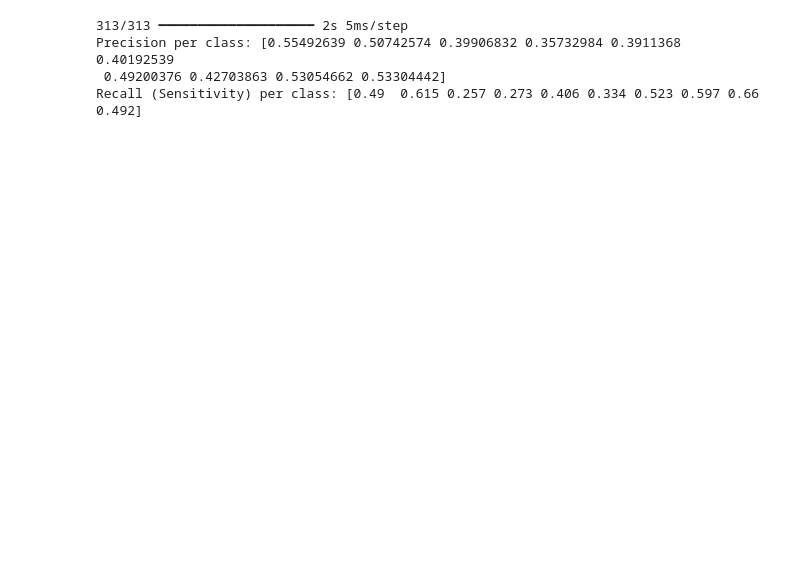
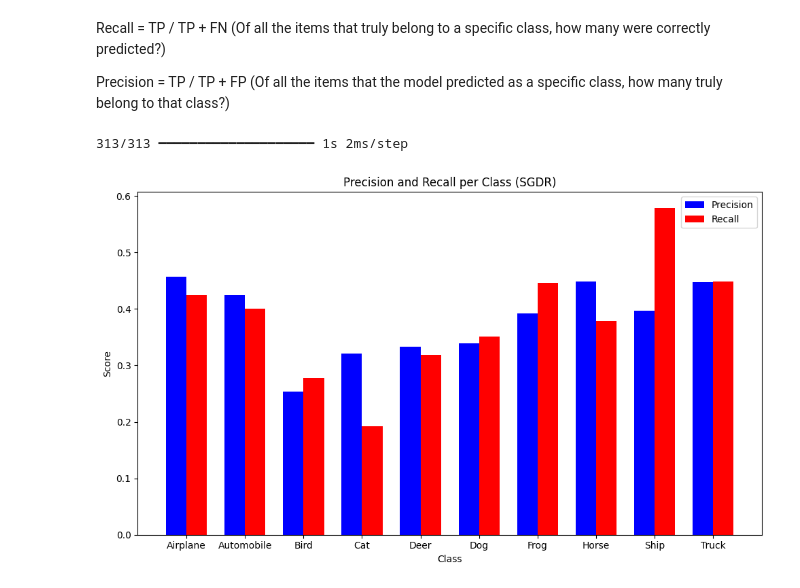
Before and after one commit to FadyKamil15/optimization-algorithms-comparison, a Jupyter notebook: sgdr.ipynb, the cells around one changed output. Saved outputs shown, nothing was run; the diff lists cells and outputs as text; code cells hidden in the pictures; blank space fills up the shorter version.

```diff
--- a/sgdr.ipynb
+++ b/sgdr.ipynb
@@ -95,27 +96,55 @@ plt.show()
+# %% [markdown]
+
+Recall = TP / TP + FN
+(Of all the items that truly belong to a specific class, how many were correctly predicted?)
+
+Precision = TP / TP + FP
+(Of all the items that the model predicted as a specific class, how many truly belong to that class?)
 # %%
-import numpy as np
-
-
 # Evaluate on test data
 
 test_loss, test_acc = model.evaluate(x_test, y_test, verbose=0)
 
 # Get predictions (class indices)
 predictions = model.predict(x_test)
 predicted_labels = np.argmax(predictions, axis=-1)
 
 # Calculate precision for each class using scikit-learn
 precision_per_class = precision_score(y_test, predicted_labels, average=None)
-print(f"Precision per class: {precision_per_class}")
 
 # Calculate recall for each class
 recall_per_class = recall_score(y_test, predicted_labels, average=None)
-print(f"Recall (Sensitivity) per class: {recall_per_class}")
+
+classes = ['Airplane', 'Automobile', 'Bird', 'Cat', 'Deer', 'Dog', 'Frog', 'Horse', 'Ship', 'Truck']
+
+# Number of classes
+num_classes = len(np.unique(y_test))
+
+# Plotting precision and recall
+x = np.arange(num_classes)  # the class labels
+
+fig, ax = plt.subplots(figsize=(10, 6))
+width = 0.35  # width of the bars
+
+# Plot precision bars
+ax.bar(x - width/2, precision_per_class, width, label='Precision', color='b')
+
+# Plot recall bars
+ax.bar(x + width/2, recall_per_class, width, label='Recall', color='r')
+
+# Adding labels and title
+ax.set_xlabel('Class')
+ax.set_ylabel('Score')
+ax.set_title('Precision and Recall per Class (SGDR)')
+ax.set_xticks(x)
+ax.set_xticklabels(classes)
+ax.legend()
+
+plt.tight_layout()
+plt.show()
 # %% [output]
-313/313 ━━━━━━━━━━━━━━━━━━━━ 2s 5ms/step
-Precision per class: [0.55492639 0.50742574 0.39906832 0.35732984 0.3911368  0.40192539
- 0.49200376 0.42703863 0.53054662 0.53304442]
-Recall (Sensitivity) per class: [0.49  0.615 0.257 0.273 0.406 0.334 0.523 0.597 0.66  0.492]
+313/313 ━━━━━━━━━━━━━━━━━━━━ 1s 2ms/step
+[figure, added]
 # %%
 # Calculate the total training time
 training_time = end_time - start_time
```
Also changed, not shown: parts of 7 cells of this notebook.
